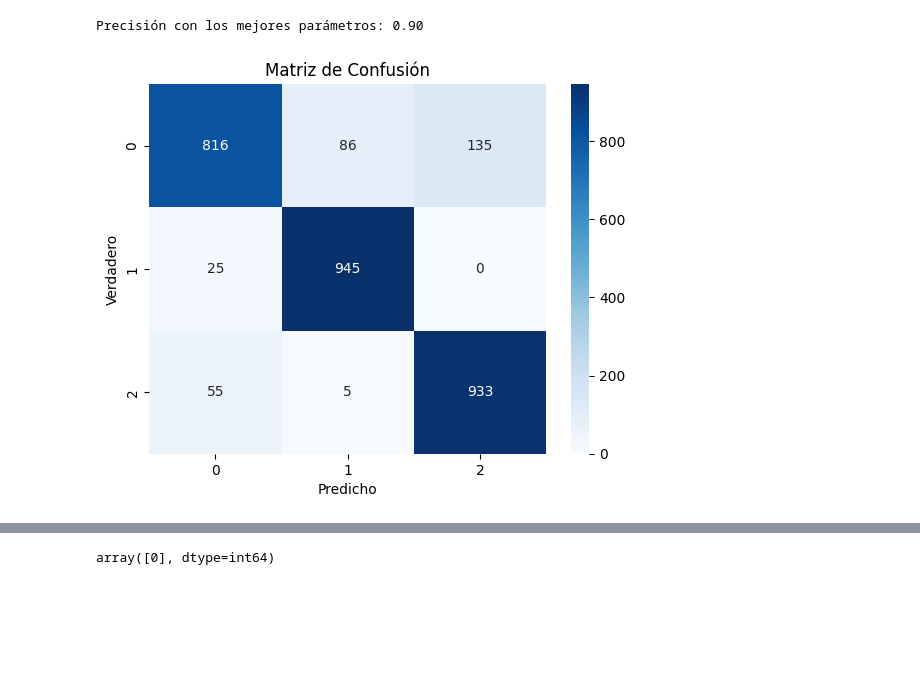
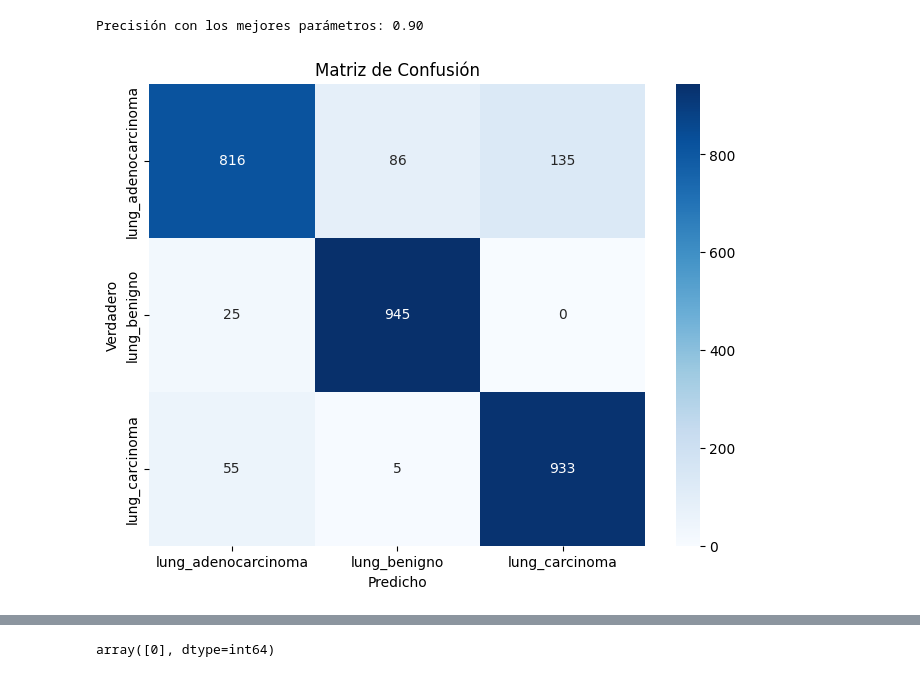
Before and after one commit to HikrisA/Samsung, a Jupyter notebook: Proyecto Final otros modelos.ipynb, the cells around one changed output, grey strips where cells are left out. Saved outputs shown, nothing was run; the diff lists cells and outputs as text; code cells hidden in the pictures; blank space fills up the shorter version.

```diff
--- a/Proyecto Final otros modelos.ipynb
+++ b/Proyecto Final otros modelos.ipynb
@@ -326,13 +329,16 @@ Precisión con los mejores parámetros: 0.90
 # %%
 # Crear la matriz de confusión
 cm = confusion_matrix(Y_test, y_pred)
 
+class_labels = le.classes_
+
 # Visualizarla con seaborn
-sns.heatmap(cm, annot=True, fmt="d", cmap="Blues")
+plt.figure(figsize=(8,6))
+sns.heatmap(cm, annot=True, fmt="d", cmap="Blues", xticklabels=class_labels, yticklabels=class_labels)
 plt.xlabel("Predicho")
 plt.ylabel("Verdadero")
 plt.title("Matriz de Confusión")
 plt.show()
 # %% [output]
-[figure, old version]
+[figure, new version]
 # %%
```
Also changed, not shown: parts of 3 cells of this notebook, 2 other files.
